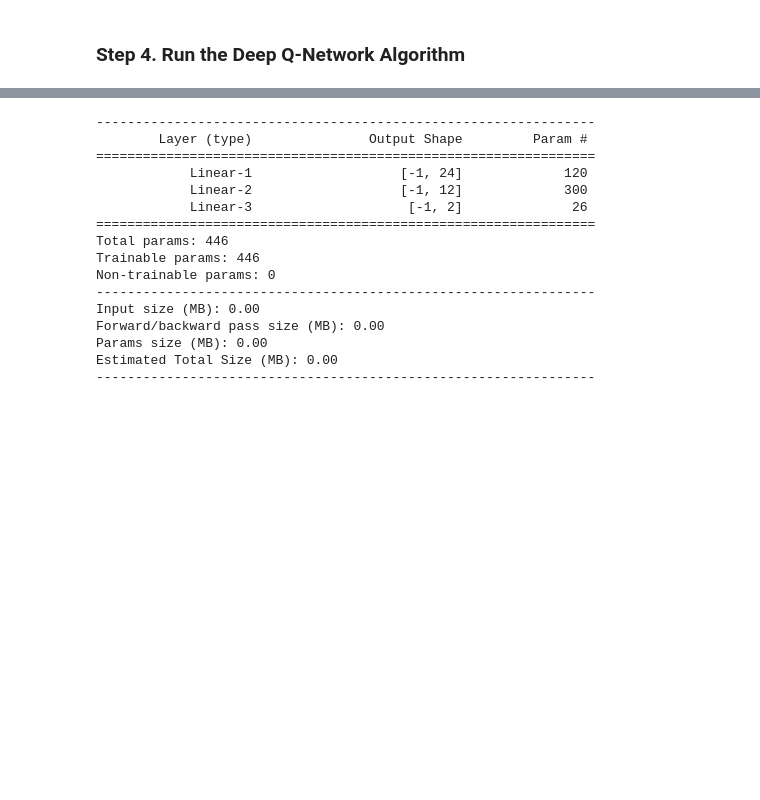
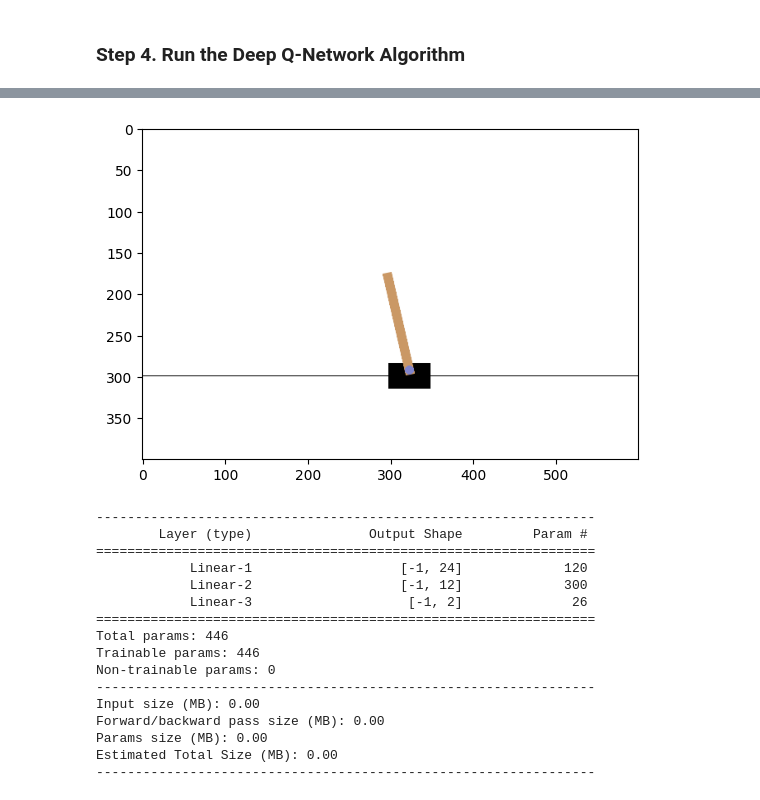
Before and after one commit to avalur/avalur.github.io, a Jupyter notebook: advanced_ml/RL_intro_practice.ipynb, the cells around one changed output, grey strips where cells are left out. Cells and saved outputs as stored; diff of their text form; code cells hidden in the pictures; blank space fills up the shorter version.

```diff
--- a/advanced_ml/RL_intro_practice.ipynb
+++ b/advanced_ml/RL_intro_practice.ipynb
@@ -481,28 +504,31 @@ env.close()
 # %%
 prev_screen = env.render()
 plt.imshow(prev_screen)
 
 
 for _ in range(1):
     obs = env.reset()
     for _ in range(80):
         encoded = get_array(obs)
         encoded_reshaped = torch.from_numpy(encoded.reshape([1, encoded.shape[0]]))
         predicted = policy(encoded_reshaped).detach().numpy().flatten()
         action = np.argmax(predicted)
         obs, reward, done, truncated, info = env.step(action)
+        sleep(0.05)
 
         screen = env.render()
 
         plt.imshow(screen)
         ipythondisplay.clear_output(wait=True)
         ipythondisplay.display(plt.gcf())
 
         if done:
             break
 
 ipythondisplay.clear_output(wait=True)
 env.close()
+# %% [output]
+[figure, added]
 # %%
 from torchsummary import summary
 
```
Also changed, not shown: parts of 10 cells of this notebook, 4 other files.
